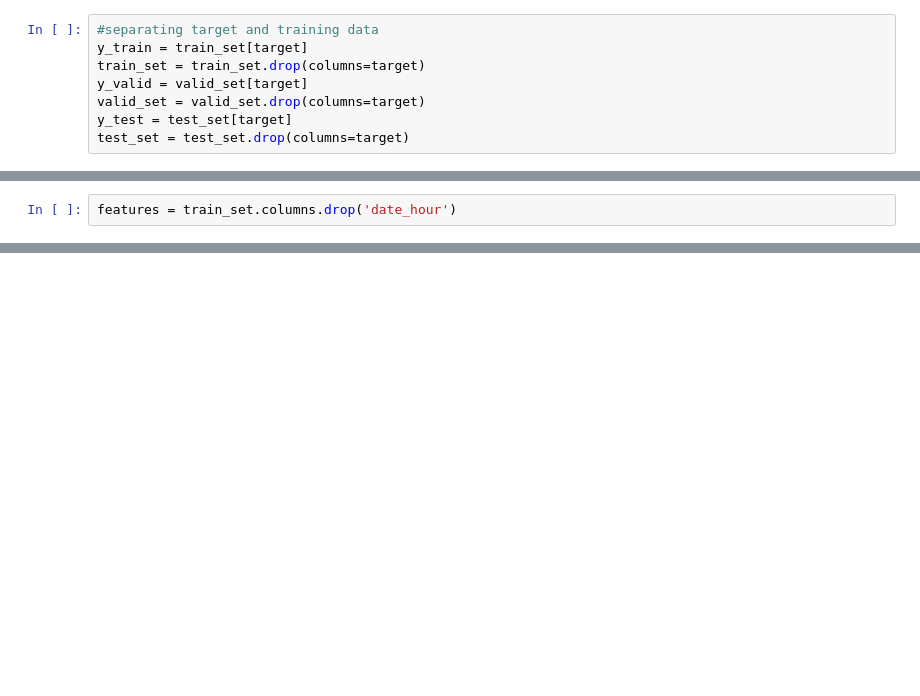
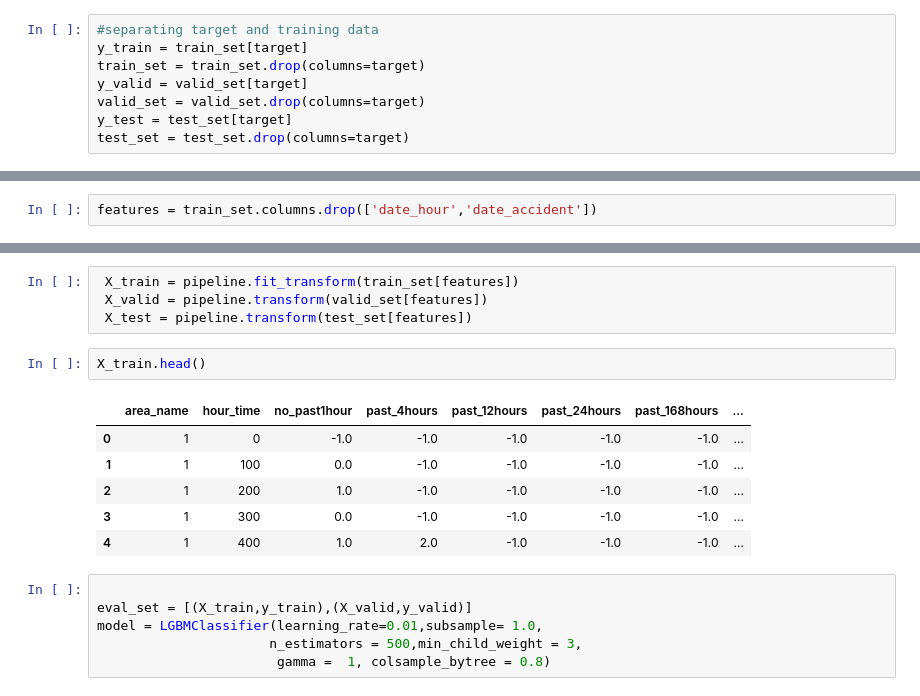
Before and after one commit to Safe-Routes-Finders/Data-Science, a Jupyter notebook: notebooks/saferoutes_model.ipynb, the cells around one changed output, grey strips where cells are left out. Cells and saved outputs as stored; diff of their text form; blank space fills up the shorter version.

```diff
--- a/notebooks/saferoutes_model.ipynb
+++ b/notebooks/saferoutes_model.ipynb
@@ -153,2 +155,2 @@ pipeline = make_pipeline(
 # %%
-features = train_set.columns.drop('date_hour')
+features = train_set.columns.drop(['date_hour','date_accident'])
@@ -176,0 +164,19 @@ from sklearn.metrics import roc_auc_score
+# %%
+ X_train = pipeline.fit_transform(train_set[features])
+ X_valid = pipeline.transform(valid_set[features])
+ X_test = pipeline.transform(test_set[features])
+# %%
+X_train.head()
+# %% [output]
+|  | area_name | hour_time | no_past1hour | past_4hours | past_12hours | past_24hours | past_168hours | ... |
+| 0 | 1 | 0 | -1.0 | -1.0 | -1.0 | -1.0 | -1.0 | ... |
+| 1 | 1 | 100 | 0.0 | -1.0 | -1.0 | -1.0 | -1.0 | ... |
+| 2 | 1 | 200 | 1.0 | -1.0 | -1.0 | -1.0 | -1.0 | ... |
+| 3 | 1 | 300 | 0.0 | -1.0 | -1.0 | -1.0 | -1.0 | ... |
+| 4 | 1 | 400 | 1.0 | 2.0 | -1.0 | -1.0 | -1.0 | ... |
+# %%
+
+eval_set = [(X_train,y_train),(X_valid,y_valid)]
+model = LGBMClassifier(learning_rate=0.01,subsample= 1.0,
+                      n_estimators = 500,min_child_weight = 3,
+                       gamma =  1, colsample_bytree = 0.8)
```
Also changed, not shown: parts of 12 cells of this notebook.
